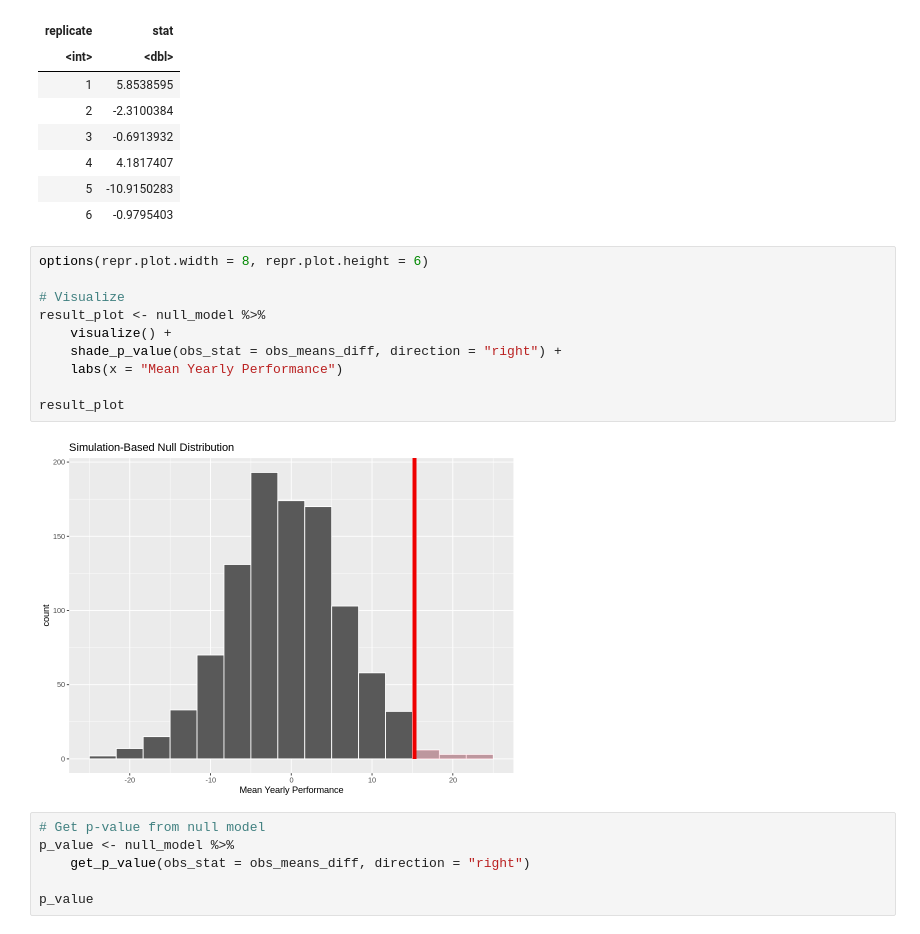
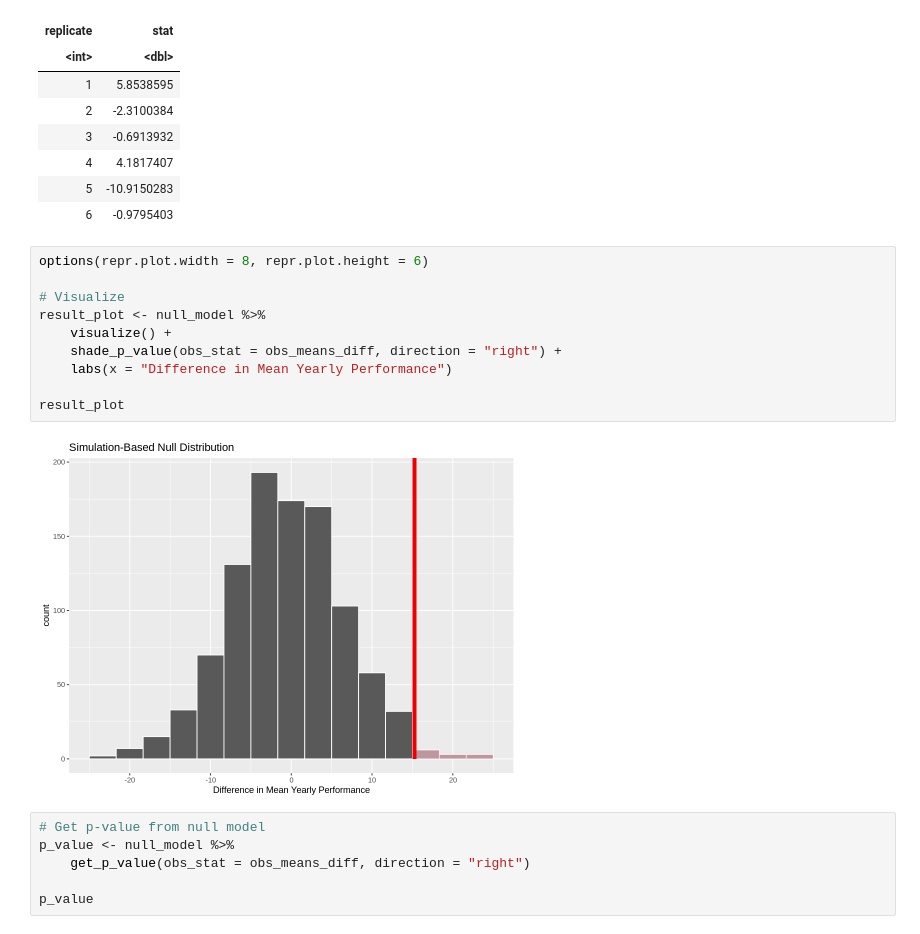
Before and after one commit to lanchiphamm/Stock_Market_Analysis, a Jupyter notebook: group_6.ipynb, the cells around one changed output. Saved outputs shown, nothing was run; the diff lists cells and outputs as text.

```diff
--- a/group_6.ipynb
+++ b/group_6.ipynb
@@ -334,15 +331,15 @@ A infer: 6 × 2
 # %%
 options(repr.plot.width = 8, repr.plot.height = 6)
 
 # Visualize
 result_plot <- null_model %>%
     visualize() +
     shade_p_value(obs_stat = obs_means_diff, direction = "right") +
-    labs(x = "Mean Yearly Performance")
+    labs(x = "Difference in Mean Yearly Performance")
 
 result_plot
 # %% [output]
-[figure, old version]
+[figure, new version]
 # %%
 # Get p-value from null model
 p_value <- null_model %>%
```
Also changed, not shown: parts of 16 cells of this notebook.
